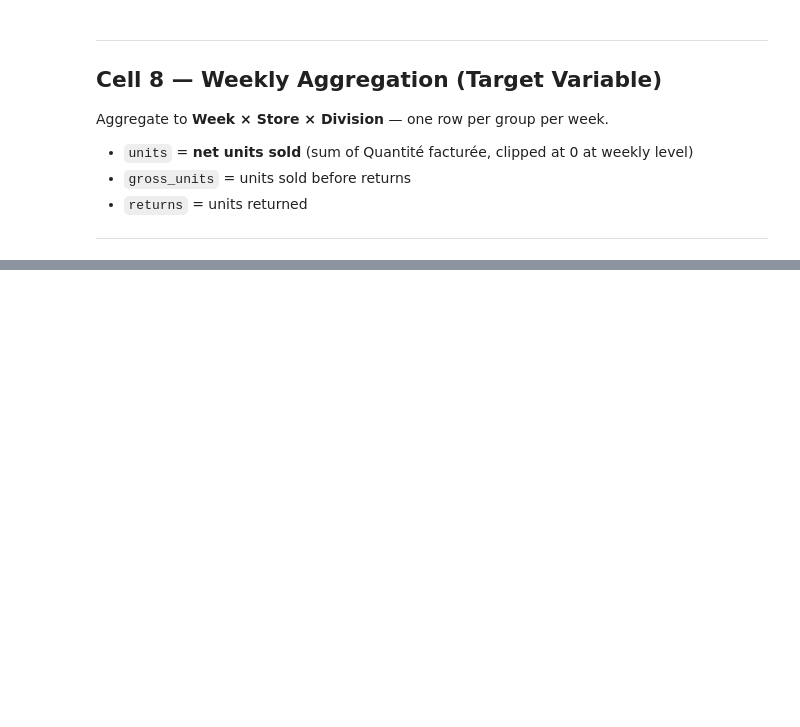
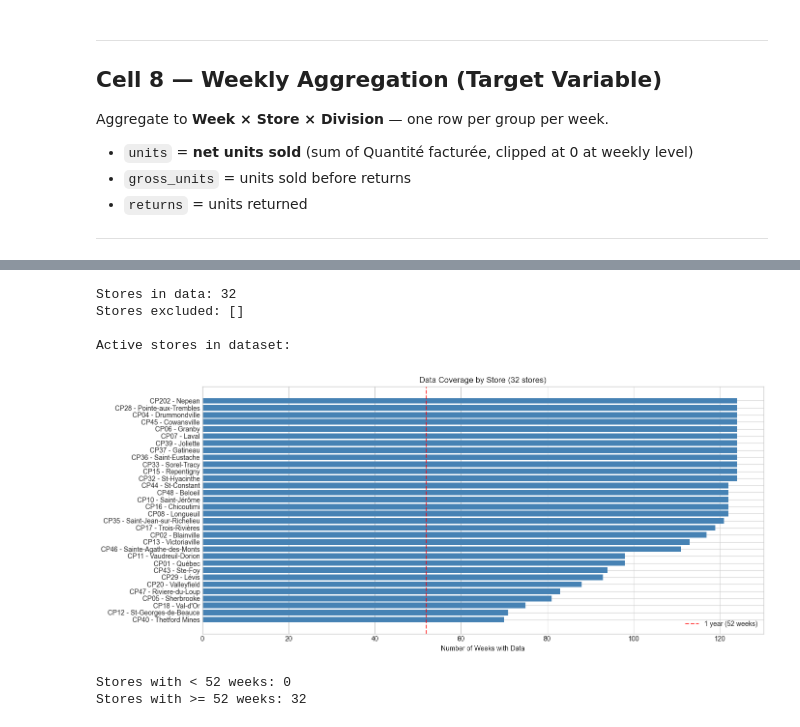
Before and after one commit to 1767902694-svg/busa693-clubpiscine, a Jupyter notebook: use_case_4_forecasting/notebooks/01_eda.ipynb, the cells around one changed output, grey strips where cells are left out. Drawn from its saved outputs; the diff is of its cells as text; code cells hidden in the pictures; blank space fills up the shorter version.

```diff
--- a/use_case_4_forecasting/notebooks/01_eda.ipynb
+++ b/use_case_4_forecasting/notebooks/01_eda.ipynb
@@ -337,0 +505,31 @@ Next → 02_weather_integration.ipynb
+# %%
+print(f"Stores in data: {raw['No. magasin'].nunique()}")
+print(f"Stores excluded: {EXCLUDE_STORES}")
+print(f"\nActive stores in dataset:")
+
+store_weeks = (
+    raw.groupby('No. magasin')['week_ending']
+    .nunique()
+    .sort_values(ascending=False)
+    .reset_index(name='n_weeks')
+)
+
+fig, ax = plt.subplots(figsize=(14, 6))
+ax.barh(store_weeks['No. magasin'][::-1], store_weeks['n_weeks'][::-1], color='steelblue')
+ax.set_xlabel('Number of Weeks with Data')
+ax.set_title(f'Data Coverage by Store ({raw["No. magasin"].nunique()} stores)')
+ax.axvline(x=52, color='red', linestyle='--', alpha=0.7, label='1 year (52 weeks)')
+ax.legend()
+plt.tight_layout()
+plt.savefig(FIGURES / 'store_coverage.png', dpi=150, bbox_inches='tight')
+plt.show()
+print(f"\nStores with < 52 weeks: {(store_weeks['n_weeks'] < 52).sum()}")
+print(f"Stores with >= 52 weeks: {(store_weeks['n_weeks'] >= 52).sum()}")
+# %% [output]
+Stores in data: 32
+Stores excluded: []
+
+Active stores in dataset:
+[figure, added]
+Stores with < 52 weeks: 0
+Stores with >= 52 weeks: 32
```
Also changed, not shown: parts of 32 cells of this notebook, 2 other files.
